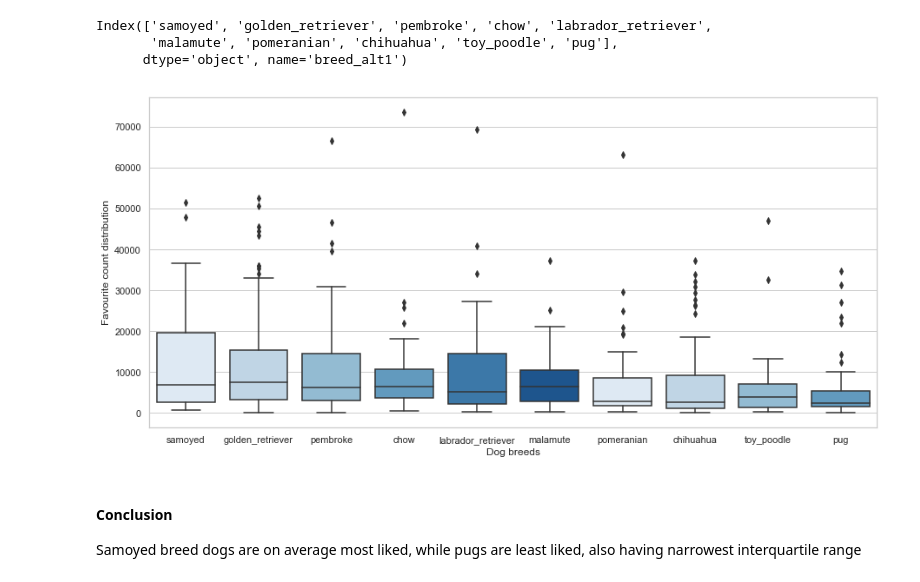
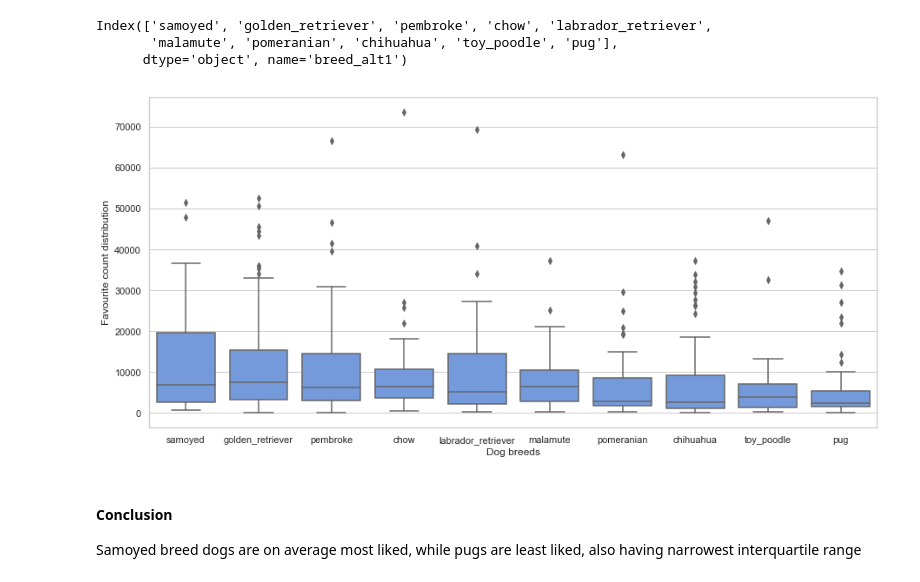
Before and after one commit to VilijaVait/data-analyst-udacity, a Jupyter notebook: projects/WrangleAndAnalyzeData/wrangle_project_notebook_visual.ipynb, the cells around one changed output. Saved outputs shown, nothing was run; the diff lists cells and outputs as text; code cells hidden in the pictures.

```diff
--- a/projects/WrangleAndAnalyzeData/wrangle_project_notebook_visual.ipynb
+++ b/projects/WrangleAndAnalyzeData/wrangle_project_notebook_visual.ipynb
@@ -112,12 +112,11 @@ Index(['samoyed', 'golden_retriever', 'pembroke', 'chow', 'labrador_retriever',
       dtype='object', name='breed_alt1')
 # %%
 sns.set(style="whitegrid")
-palette = sns.color_palette("Blues")
 plt.figure(figsize = [15,7])
-ax = sns.boxplot(x="breed_alt1", y="favourite_count", data=df_breeds, order=popular_order, palette=palette)
+ax = sns.boxplot(x="breed_alt1", y="favourite_count", data=df_breeds, order=popular_order, color='cornflowerblue')
 ax.set(xlabel='Dog breeds', ylabel='Favourite count distribution');
 # %% [output]
-[figure, old version]
+[figure, new version]
 # %% [markdown]
 #### Conclusion
 Samoyed breed dogs are on average most liked, while pugs are least liked, also having narrowest interquartile range
```
Also changed, not shown: parts of 2 cells of this notebook, 2 other files.
